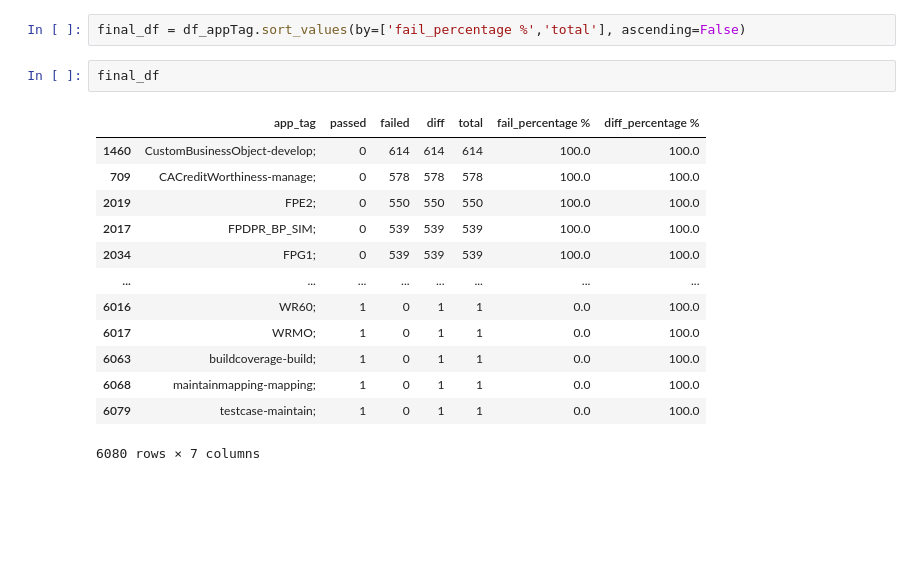
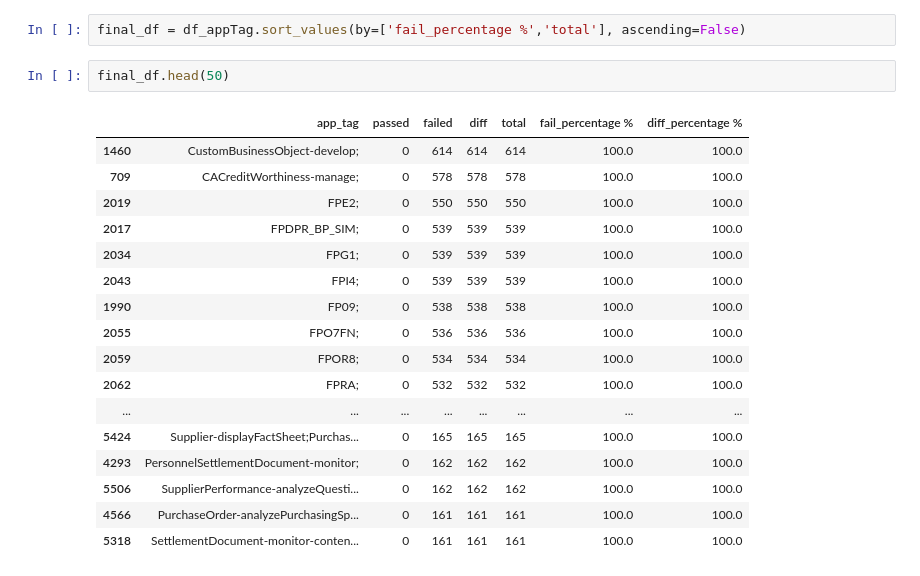
Before and after one commit to RohanBS/DS_FlashChallenge1, a Jupyter notebook: START_dataAnalysis.ipynb, the cells around one changed output. Cells and saved outputs as stored; diff of their text form; blank space fills up the shorter version.

```diff
--- a/START_dataAnalysis.ipynb
+++ b/START_dataAnalysis.ipynb
@@ -264,18 +208,22 @@ df_appTag.head(10)
 # %%
 final_df = df_appTag.sort_values(by=['fail_percentage %','total'], ascending=False)
 # %%
-final_df
+final_df.head(50)
 # %% [output]
 |  | app_tag | passed | failed | diff | total | fail_percentage % | diff_percentage % |
 | 1460 | CustomBusinessObject-develop; | 0 | 614 | 614 | 614 | 100.0 | 100.0 |
 | 709 | CACreditWorthiness-manage; | 0 | 578 | 578 | 578 | 100.0 | 100.0 |
 | 2019 | FPE2; | 0 | 550 | 550 | 550 | 100.0 | 100.0 |
 | 2017 | FPDPR_BP_SIM; | 0 | 539 | 539 | 539 | 100.0 | 100.0 |
 | 2034 | FPG1; | 0 | 539 | 539 | 539 | 100.0 | 100.0 |
+| 2043 | FPI4; | 0 | 539 | 539 | 539 | 100.0 | 100.0 |
+| 1990 | FP09; | 0 | 538 | 538 | 538 | 100.0 | 100.0 |
+| 2055 | FPO7FN; | 0 | 536 | 536 | 536 | 100.0 | 100.0 |
+| 2059 | FPOR8; | 0 | 534 | 534 | 534 | 100.0 | 100.0 |
+| 2062 | FPRA; | 0 | 532 | 532 | 532 | 100.0 | 100.0 |
 | ... | ... | ... | ... | ... | ... | ... | ... |
-| 6016 | WR60; | 1 | 0 | 1 | 1 | 0.0 | 100.0 |
-| 6017 | WRMO; | 1 | 0 | 1 | 1 | 0.0 | 100.0 |
-| 6063 | buildcoverage-build; | 1 | 0 | 1 | 1 | 0.0 | 100.0 |
-| 6068 | maintainmapping-mapping; | 1 | 0 | 1 | 1 | 0.0 | 100.0 |
-| 6079 | testcase-maintain; | 1 | 0 | 1 | 1 | 0.0 | 100.0 |
+| 5424 | Supplier-displayFactSheet;Purchas... | 0 | 165 | 165 | 165 | 100.0 | 100.0 |
+| 4293 | PersonnelSettlementDocument-monitor; | 0 | 162 | 162 | 162 | 100.0 | 100.0 |
+| 5506 | SupplierPerformance-analyzeQuesti... | 0 | 162 | 162 | 162 | 100.0 | 100.0 |
+| 4566 | PurchaseOrder-analyzePurchasingSp... | 0 | 161 | 161 | 161 | 100.0 | 100.0 |
+| 5318 | SettlementDocument-monitor-conten... | 0 | 161 | 161 | 161 | 100.0 | 100.0 |
-6080 rows × 7 columns
```
Also changed, not shown: parts of 5 cells of this notebook.
